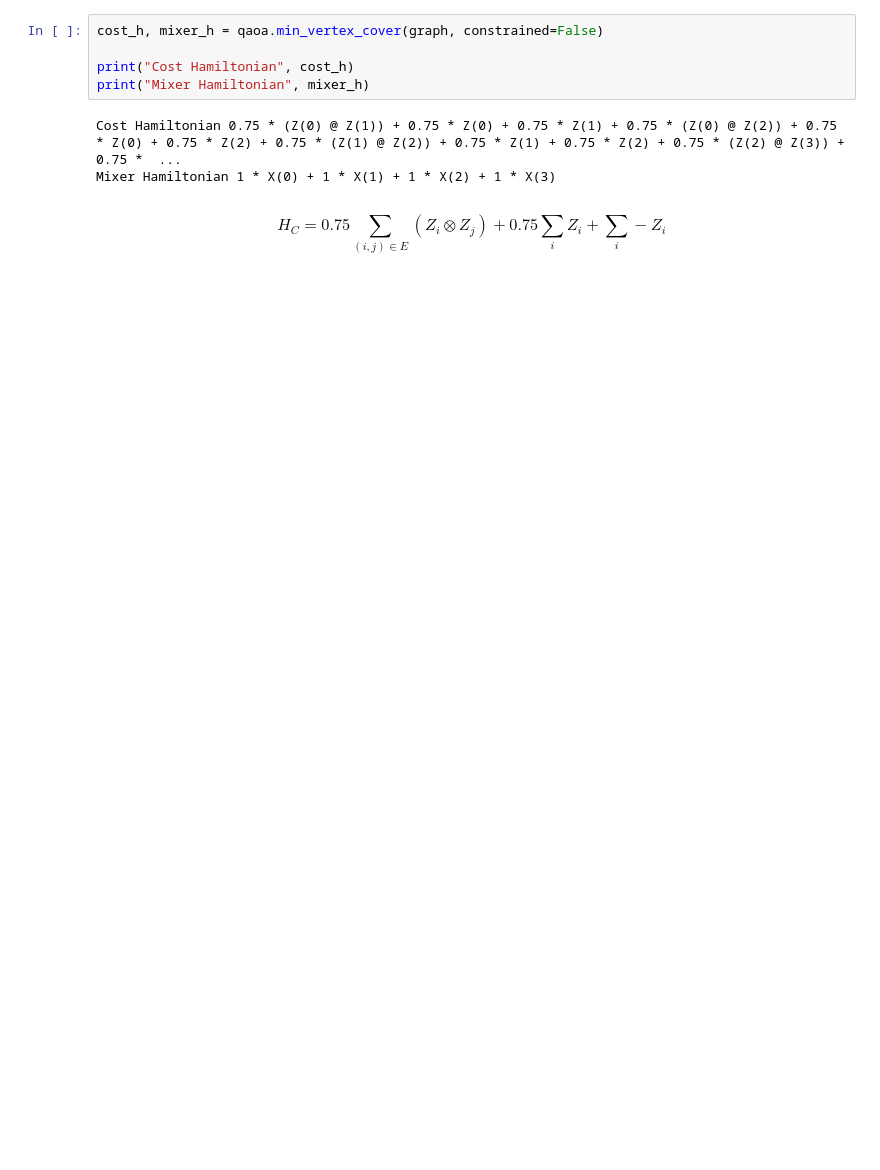
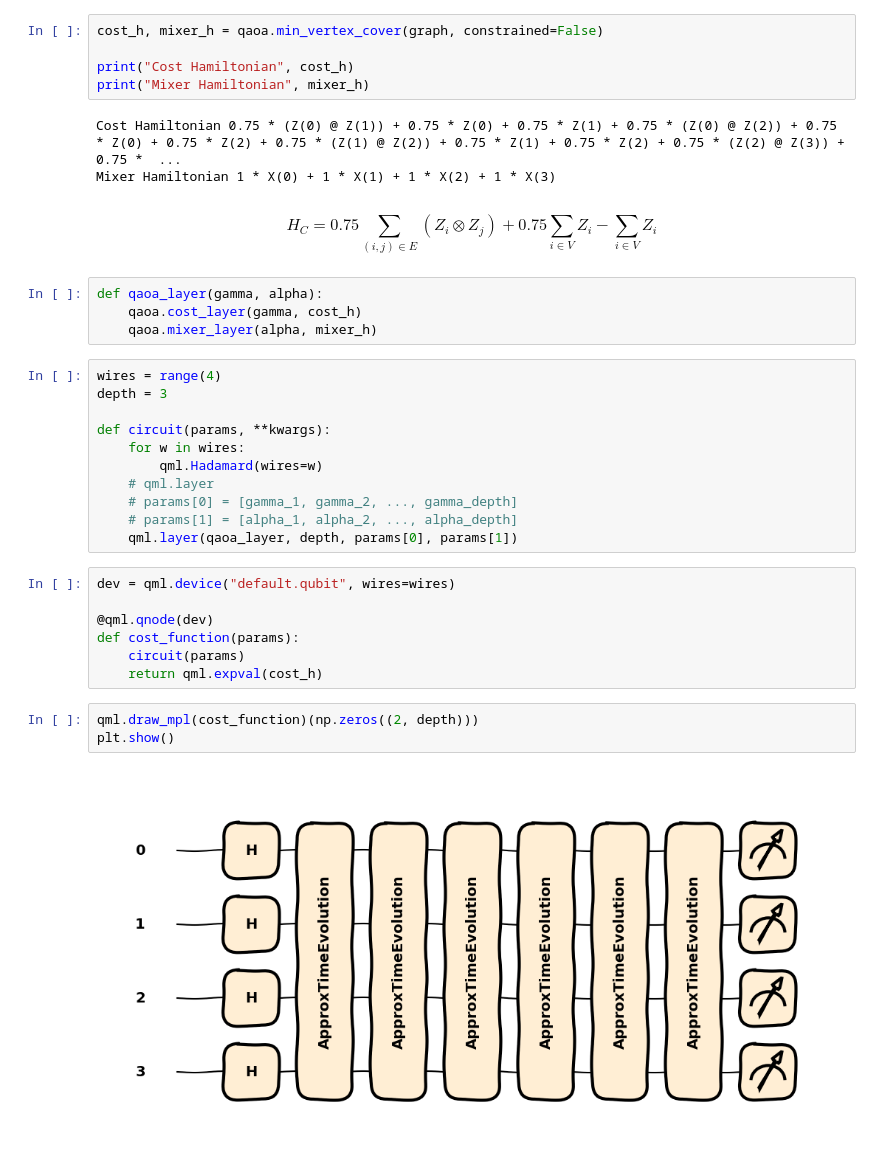
Before and after one commit to Axect/qip_tutorial, a Jupyter notebook: notebook/qaoa.ipynb, the cells around one changed output. Drawn from its saved outputs; the diff is of its cells as text; blank space fills up the shorter version.

Commit message:
QAOA

```diff
--- a/notebook/qaoa.ipynb
+++ b/notebook/qaoa.ipynb
@@ -221,5 +238,32 @@ Cost Hamiltonian 0.75 * (Z(0) @ Z(1)) + 0.75 * Z(0) + 0.75 * Z(1) + 0.75 * (Z(0)
 Mixer Hamiltonian 1 * X(0) + 1 * X(1) + 1 * X(2) + 1 * X(3)
 # %% [markdown]
 $$
-H_C=0.75 \sum_{(i, j) \in E}\left(Z_i \otimes Z_j\right)+0.75 \sum_i Z_i+\sum_i-Z_i
+H_C=0.75 \sum_{(i, j) \in E}\left(Z_i \otimes Z_j\right)+0.75 \sum_{i \in V} Z_i - \sum_{i \in V}Z_i
 $$
+# %%
+def qaoa_layer(gamma, alpha):
+    qaoa.cost_layer(gamma, cost_h)
+    qaoa.mixer_layer(alpha, mixer_h)
+# %%
+wires = range(4)
+depth = 3
+
+def circuit(params, **kwargs):
+    for w in wires:
+        qml.Hadamard(wires=w)
+    # qml.layer
+    # params[0] = [gamma_1, gamma_2, ..., gamma_depth]
+    # params[1] = [alpha_1, alpha_2, ..., alpha_depth]
+    qml.layer(qaoa_layer, depth, params[0], params[1])
+# %%
+dev = qml.device("default.qubit", wires=wires)
+
+@qml.qnode(dev)
+def cost_function(params):
+    circuit(params)
+    return qml.expval(cost_h)
+# %%
+qml.draw_mpl(cost_function)(np.zeros((2, depth)))
+plt.show()
+# %% [output]
+[figure, added]
```
Also changed, not shown: parts of 29 cells of this notebook.
